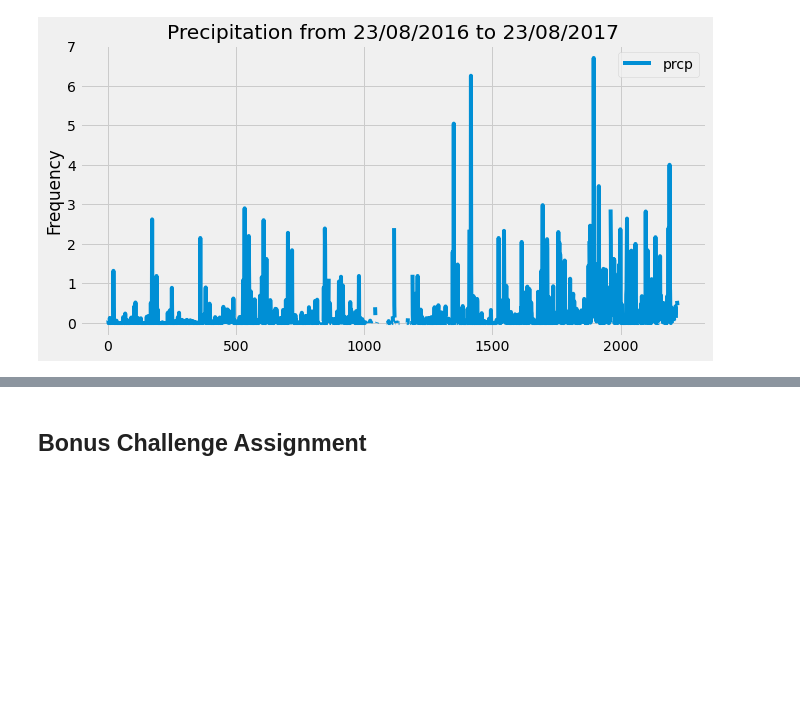
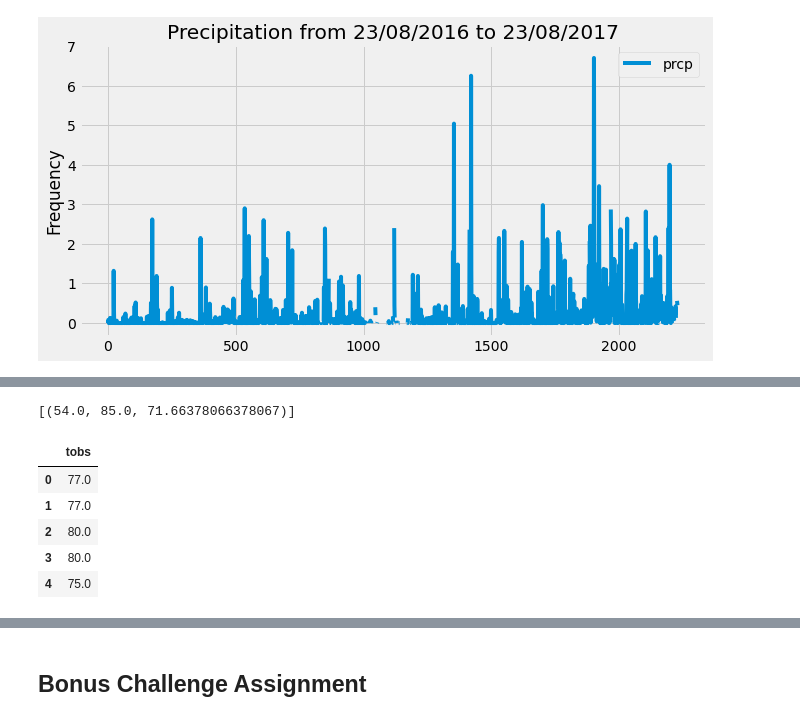
Before and after one commit to luisgoldaracena/sqlalchemy-challenge, a Jupyter notebook: climate_starter.ipynb, the cells around one changed output, grey strips where cells are left out. Saved outputs shown, nothing was run; the diff lists cells and outputs as text; code cells hidden in the pictures; blank space fills up the shorter version.

```diff
--- a/climate_starter.ipynb
+++ b/climate_starter.ipynb
@@ -108,6 +145,23 @@ Name: prcp, dtype: float64
 # %%
 # Using the station id from the previous query, calculate the lowest temperature recorded,
 # highest temperature recorded, and average temperature of the most active station?
+temps=[func.min(measurement.tobs),func.max(measurement.tobs),func.avg(measurement.tobs)]
+
+most_active_station=active_station[0][1]
+
+session.query(*temps).filter(measurement.station==most_active_station).all()
+# %% [output]
+[(54.0, 85.0, 71.66378066378067)]
 # %%
 # Choose the station with the highest number of temperature observations.
 # Query the last 12 months of temperature observation data for this station and plot the results as a histogram
+most_active_temp_data=session.query(measurement.tobs).filter(measurement.station==most_active_station).filter(measurement.date >= twelve_months_ago)
+most_active_temp_data_df=pd.DataFrame(most_active_temp_data)
+most_active_temp_data_df.head()
+# %% [output]
+|  | tobs |
+| 0 | 77.0 |
+| 1 | 77.0 |
+| 2 | 80.0 |
+| 3 | 80.0 |
+| 4 | 75.0 |
```
Also changed, not shown: parts of 10 cells of this notebook, 1 other file.
